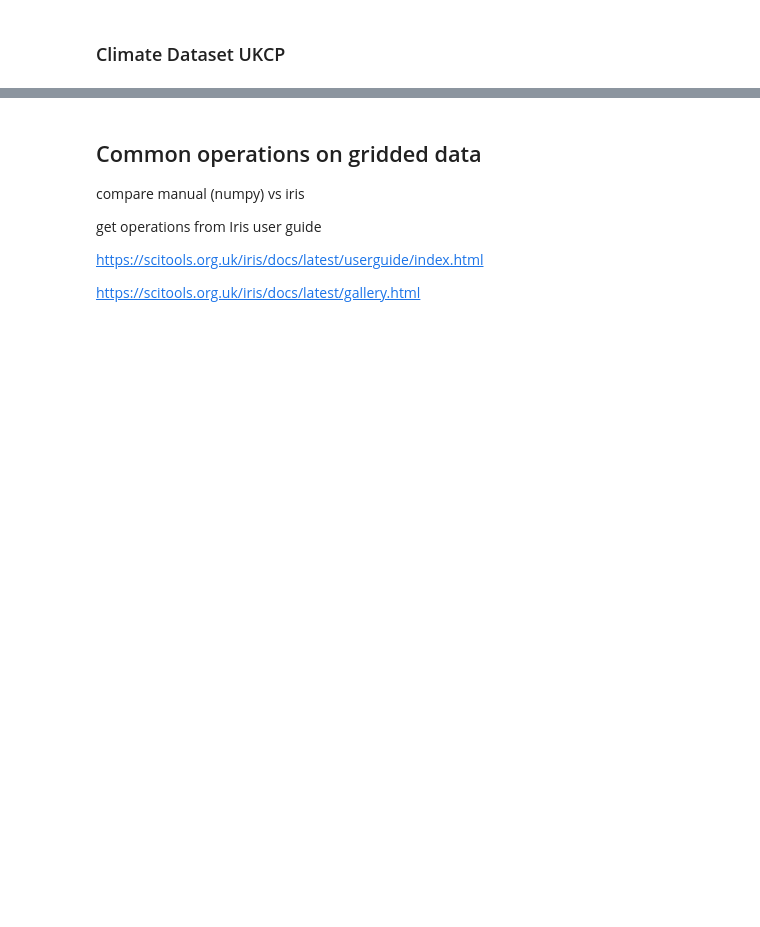
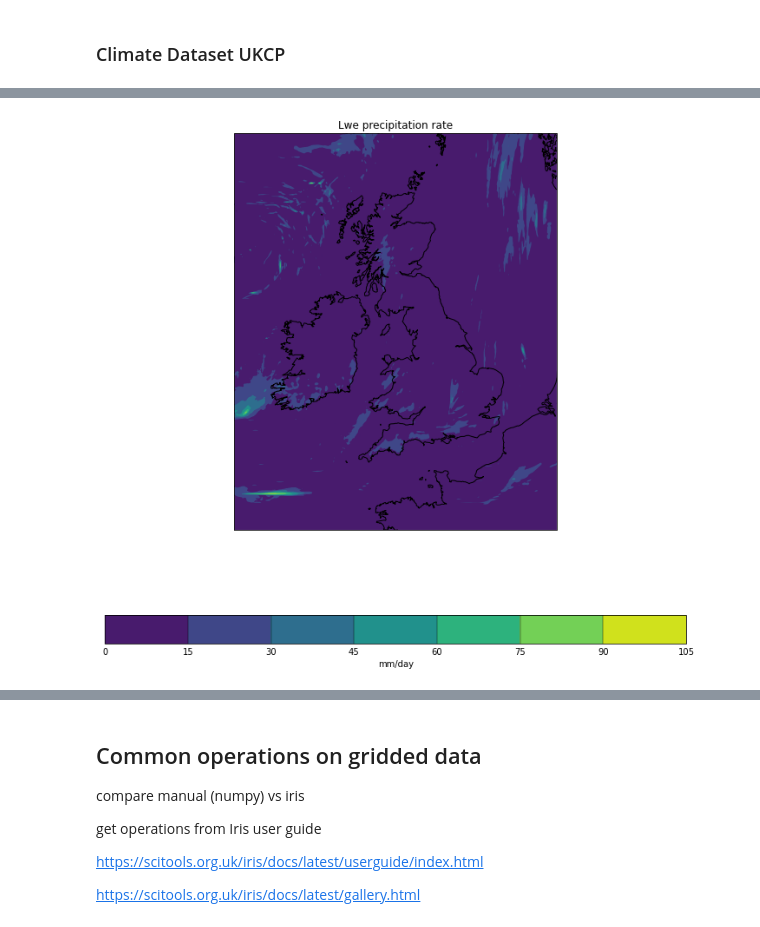
Before and after one commit to informatics-lab/intro_python_data_analysis, a Jupyter notebook: 06_PythonDataModel_Gridded.ipynb, the cells around one changed output, grey strips where cells are left out. Saved outputs shown, nothing was run; the diff lists cells and outputs as text; code cells hidden in the pictures; blank space fills up the shorter version.

```diff
--- a/06_PythonDataModel_Gridded.ipynb
+++ b/06_PythonDataModel_Gridded.ipynb
@@ -14,2 +67,6 @@ introduce netcdf files
 # %% [markdown]
 ### Climate Dataset UKCP
+# %%
+ukcp_root_dir  = pathlib.Path('/data','impactLab_event','intro_python_ds', 'ukcp_rcp85')
+# %%
+ukcp_var_dirs = {d1.stem: d1 for d1 in ukcp_root_dir.iterdir()}
@@ -15,0 +77,4 @@ introduce netcdf files
+# %%
+current_ukcp_var = 'pr'
+# %%
+ukcp_pr = iris.load_cube([str(p1) for p1 in ukcp_var_dirs[current_ukcp_var].iterdir()])
@@ -15,0 +100,6 @@ introduce netcdf files
+# %%
+iris.quickplot.contourf(ukcp_pr[0,5,:,:])
+matplotlib.pyplot.gca().coastlines()
+matplotlib.pyplot.gcf().set_size_inches(12,12)
+# %% [output]
+[figure, added]
```
Also changed, not shown: parts of 14 cells of this notebook.
